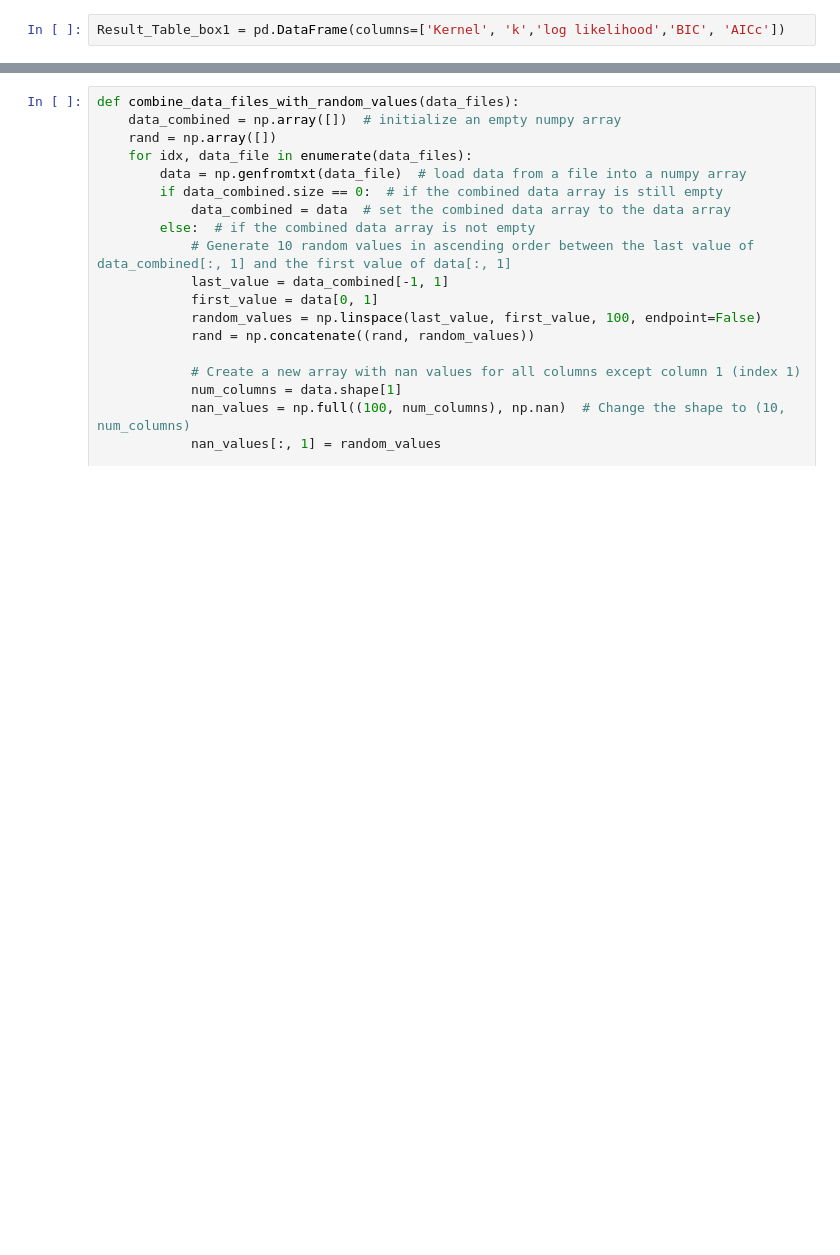
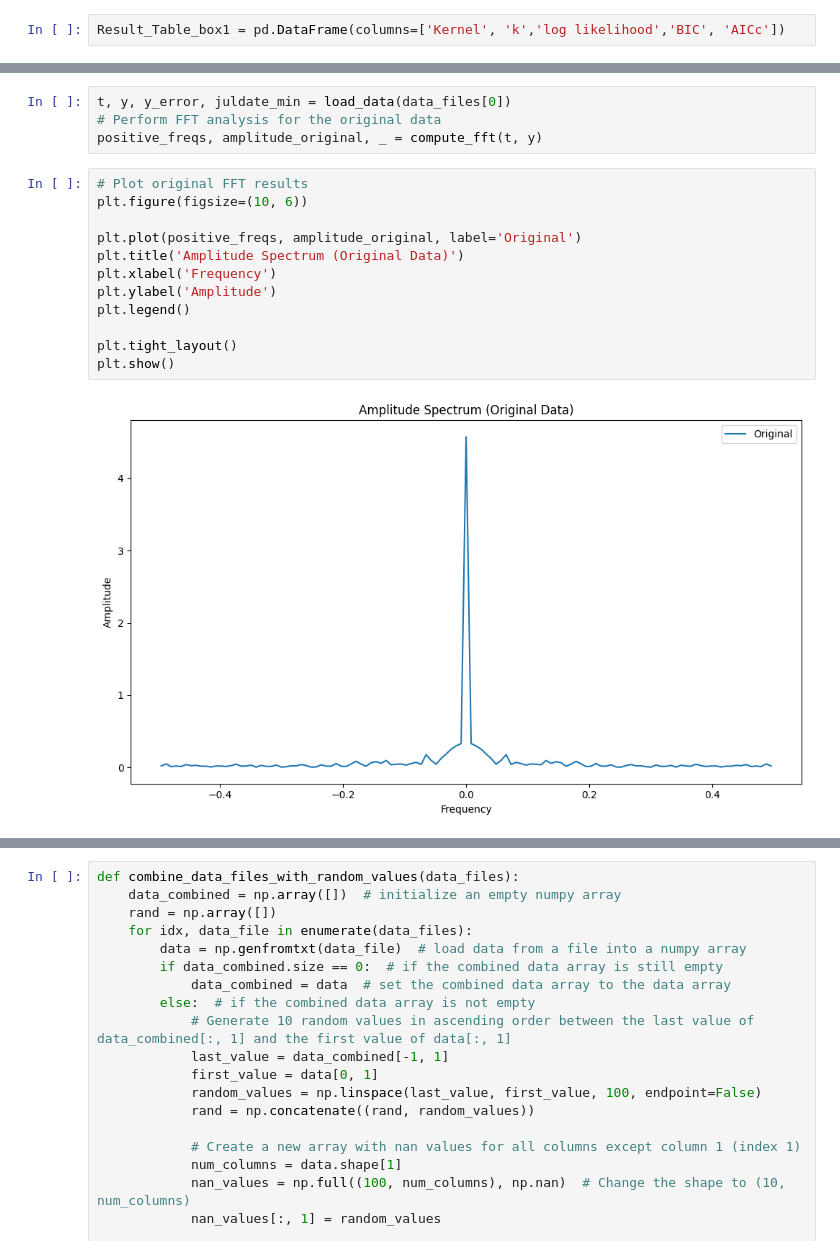
Before and after one commit to puneethegde72/Weighing-supermassive-black-holes-using-Gaussian-Processes, a Jupyter notebook: Weighing_Supermasive_backhole_project_final_final.ipynb, the cells around one changed output, grey strips where cells are left out. Drawn from its saved outputs; the diff is of its cells as text; blank space fills up the shorter version.

```diff
--- a/Weighing_Supermasive_backhole_project_final_final.ipynb
+++ b/Weighing_Supermasive_backhole_project_final_final.ipynb
@@ -295 +259,19 @@ plt.show()
+# %%
+t, y, y_error, juldate_min = load_data(data_files[0])
+# Perform FFT analysis for the original data
+positive_freqs, amplitude_original, _ = compute_fft(t, y)
+# %%
+# Plot original FFT results
+plt.figure(figsize=(10, 6))
+
+plt.plot(positive_freqs, amplitude_original, label='Original')
+plt.title('Amplitude Spectrum (Original Data)')
+plt.xlabel('Frequency')
+plt.ylabel('Amplitude')
+plt.legend()
+
+plt.tight_layout()
+plt.show()
+# %% [output]
+[figure, added]
 # %%
```
Also changed, not shown: parts of 22 cells of this notebook.
